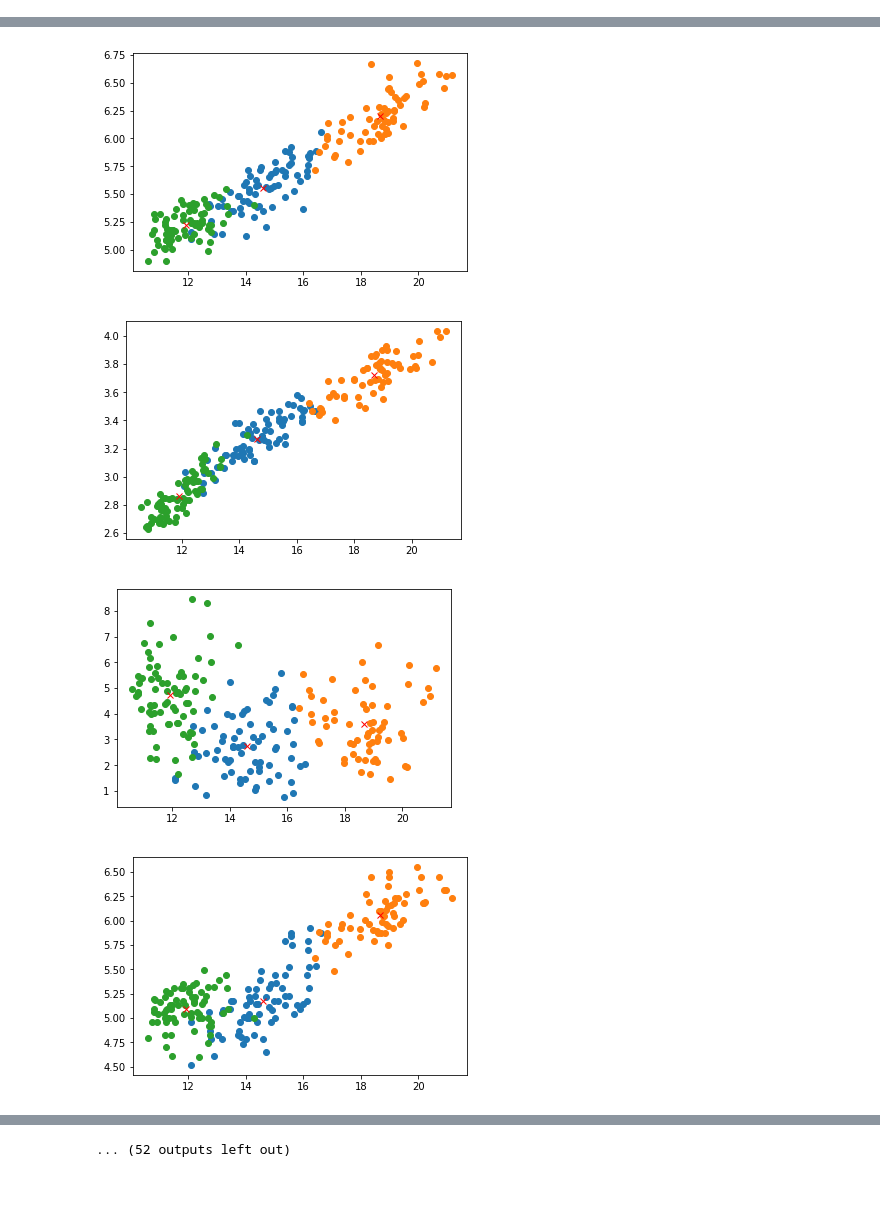
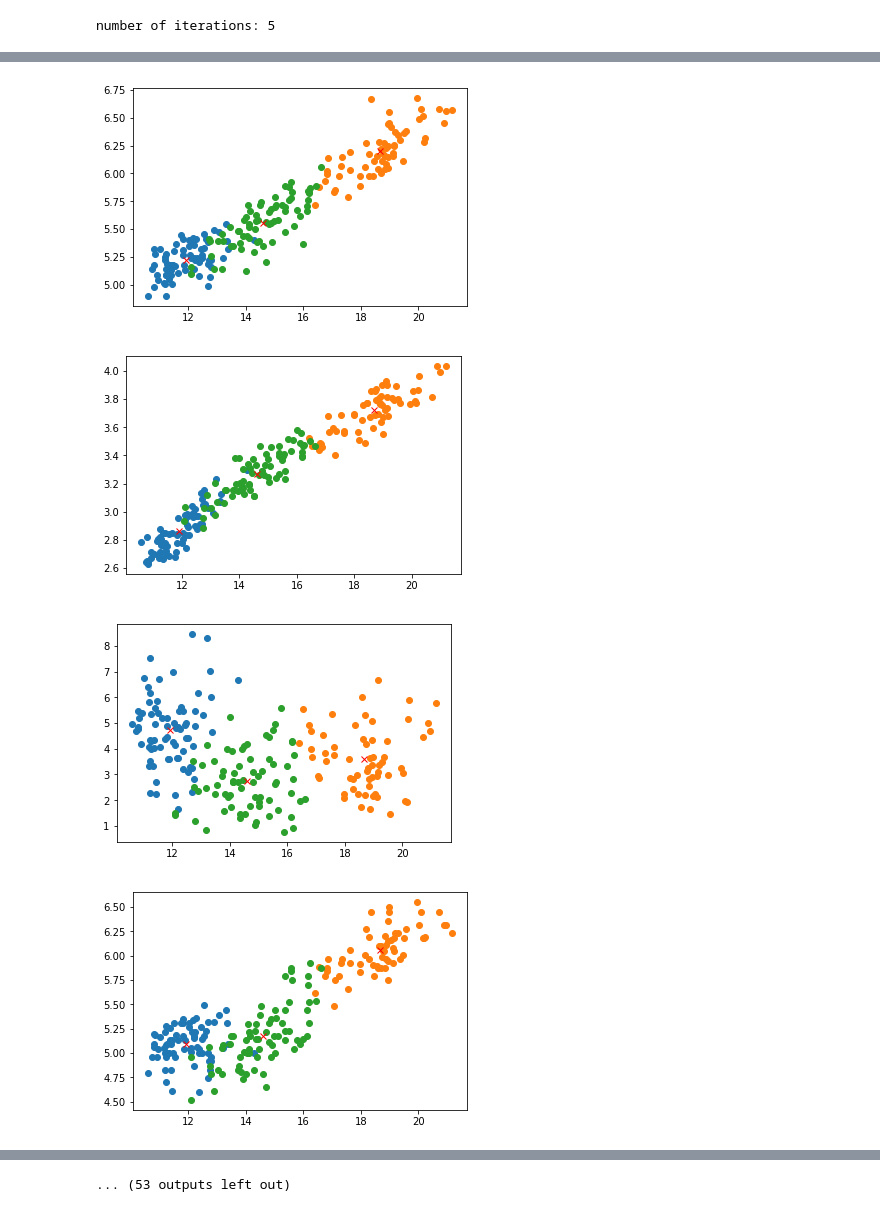
Before and after one commit to javpelle/ComputerGeometry, a Jupyter notebook: KMeans.ipynb, the cells around one changed output, grey strips where cells are left out. Cells and saved outputs as stored; diff of their text form; code cells hidden in the pictures.

```diff
--- a/KMeans.ipynb
+++ b/KMeans.ipynb
@@ -35,7 +35,7 @@ def KMeans(data, k = 2, norm = np.linalg.norm, maxIter = 15, tolerance = 0.01, s
     n = len(data)
     m = len(data[0])
     # Inicialice centroids randomly
-    randomIndex = random.sample(range(0, n), k)
+    randomIndex = sample(range(0, n), k)
     for i in range(0, k):
         centroids.append(data[randomIndex[i]])
 
@@ -102,8 +102,9 @@ clusterPlot(clusters,0,1, centroids)
 # %%
 data = pd.read_csv('seeds_dataset.txt')
 data = data.values
-clusters, centroids = KMeans(data, k = 3, tolerance = 0)
+clusters, centroids = KMeans(data, k = 3, tolerance = 0, silent = False)
 for i in range (0,8):
     for j in range (0,8):
         clusterPlot(clusters,i,j, centroids)
 # %% [output]
+number of iterations: 5
@@ -113,4 +114,4 @@ for i in range (0,8):
-[figure, old version]
+[figure, new version]
-[figure, old version]
+[figure, new version]
-[figure, old version]
+[figure, new version]
-[figure, old version]
+[figure, new version]
@@ -122 +122 @@ for i in range (0,8):
-... (52 outputs left out)
+... (53 outputs left out)
```
Also changed, not shown: parts of 3 cells of this notebook, 1 other file.
